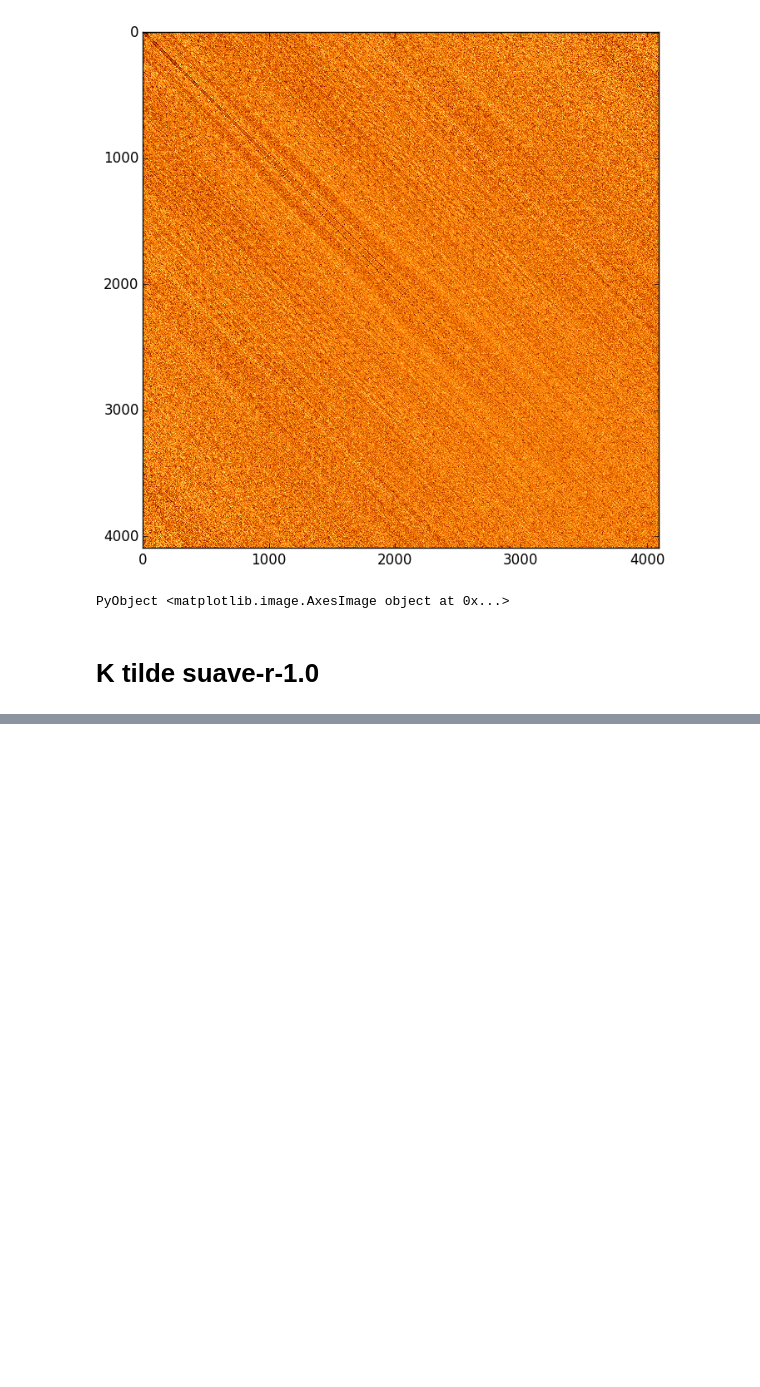
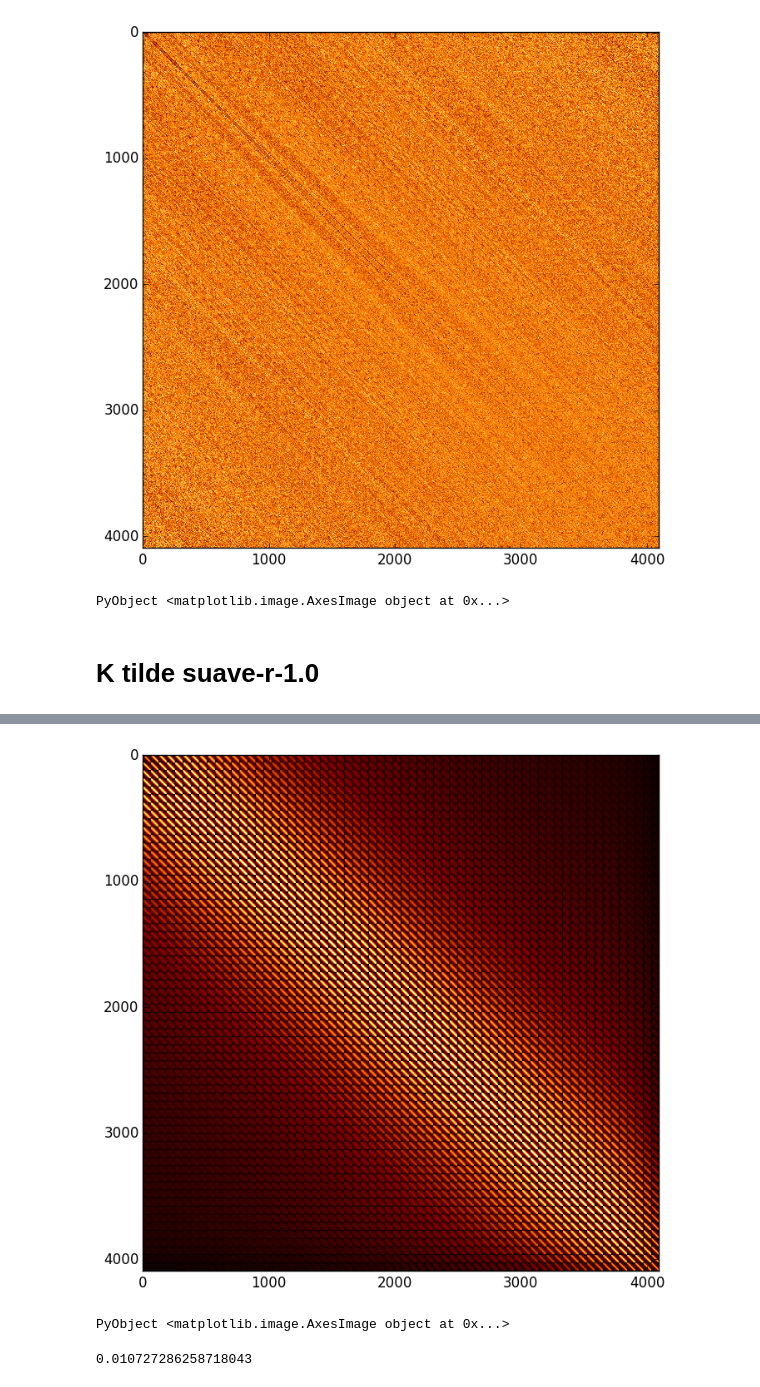
Before and after one commit to nestorcgk/Neuroscience, a Jupyter notebook: P2kCSDA/Resultados Finales.ipynb, the cells around one changed output, grey strips where cells are left out. Cells and saved outputs as stored; diff of their text form; code cells hidden in the pictures; blank space fills up the shorter version.

```diff
--- a/P2kCSDA/Resultados Finales.ipynb
+++ b/P2kCSDA/Resultados Finales.ipynb
@@ -112,0 +163,6 @@ PyObject <matplotlib.image.AxesImage object at 0x...>
+# %%
+figure(figsize=(8,8))
+lala2 = imshow(ktilde_suave_r1_nes,interpolation="nearest",cmap="afmhot")
+# %% [output]
+[figure, added]
+PyObject <matplotlib.image.AxesImage object at 0x...>
@@ -112,0 +179,4 @@ PyObject <matplotlib.image.AxesImage object at 0x...>
+# %%
+error_calc/(4095*4095)
+# %% [output]
+0.010727286258718043
```
Also changed, not shown: parts of 9 cells of this notebook, 19 other files.
